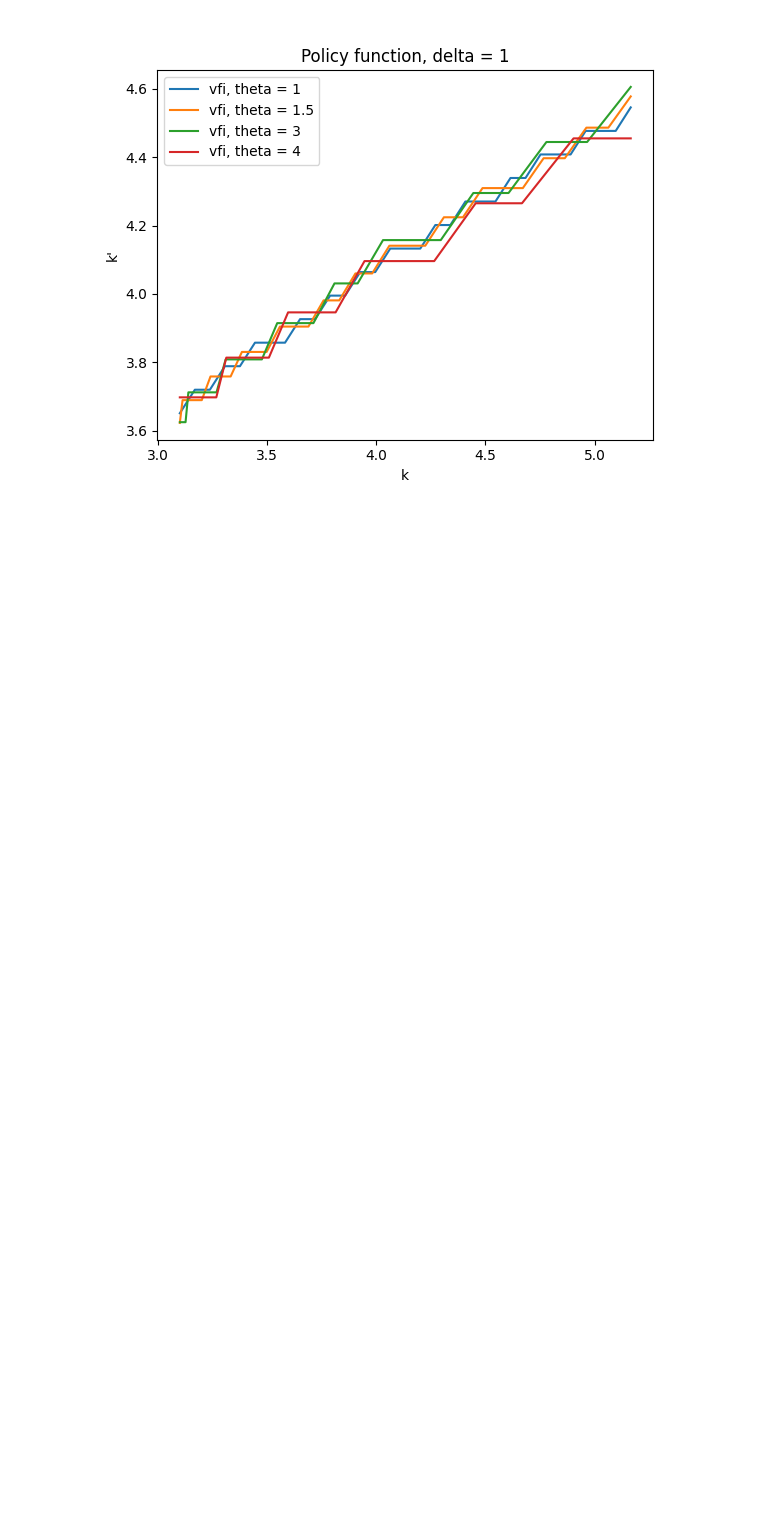
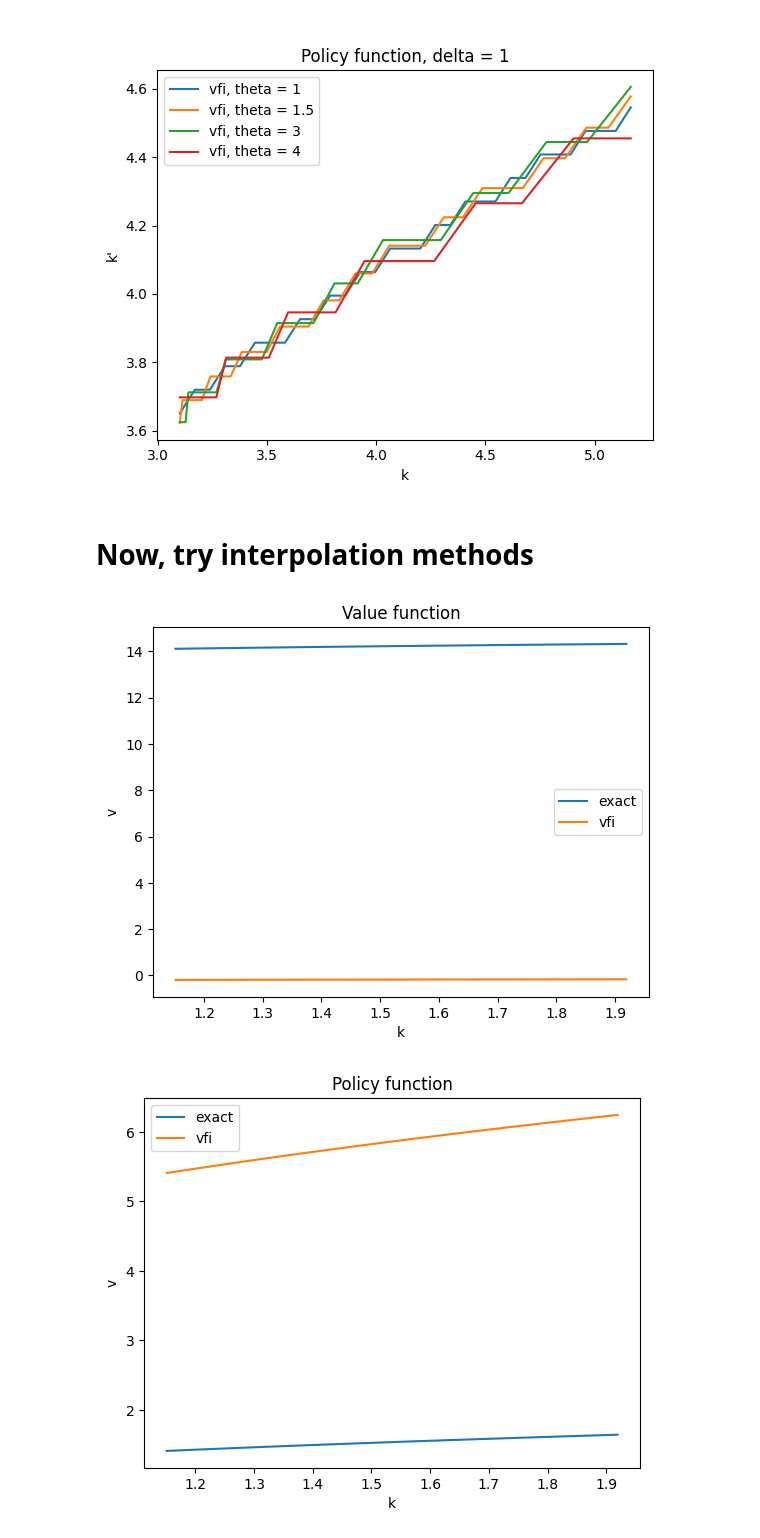
Before and after one commit to sgcbayli024/ECON8185_Homework, a Jupyter notebook: HW3_Bayliss.ipynb, the cells around one changed output. Drawn from its saved outputs; the diff is of its cells as text; code cells hidden in the pictures; blank space fills up the shorter version.

Commit message:
attempting to interpolate

```diff
--- a/HW3_Bayliss.ipynb
+++ b/HW3_Bayliss.ipynb
@@ -195,3 +209,5 @@ Iteration 80, Max Error: 2.193711756670602e-05
 Execution time: 1.3669660091400146 seconds
 [figure]
 [figure]
+# %% [markdown]
+# Now, try interpolation methods
@@ -197,0 +219,44 @@ Execution time: 1.3669660091400146 seconds
+# %%
+def val_it(v, k, toler, max_iter, beta, gamma, alpha, delta, A):
+    iter = 1
+    while iter < max_iter:
+        interpolation=interpolate.interp1d(k, v, kind = 'cubic', fill_value = 'extrapolate')
+        #v=v[:,None]
+        #print(v.shape)
+        v_new = u(find_consumption(A, alpha, delta, k, interpolation), gamma) + beta * v.T
+        #print(v_new.size)
+        if np.max((v_new - v)/(1 + np.abs(v))) < toler:
+            v=np.copy(v_new)
+            break
+        v = np.copy(v_new)
+        iter+=1
+    v=np.squeeze(v)
+    v = interpolate.interp1d(k, v, kind = 'cubic', fill_value = 'extrapolate')
+    optimal_consumption=find_consumption(A, alpha, delta, k, v)
+    a0 = (np.log(A) + (1 - alpha * beta) * np.log(1 - alpha * beta) \
+    + alpha * beta * np.log(alpha * beta)) / ((1 - beta) * (1 - alpha * beta))
+    a1 = alpha / (1 - alpha * beta)
+    plt.plot(k, a0 + a1 * np.log(k), label='exact')
+    plt.plot(k, v(k), label='vfi')
+    plt.xlabel('k')
+    plt.ylabel("v")
+    plt.title("Value function")
+    plt.legend()
+    plt.show()
+    plt.plot(k, A * alpha * beta * k ** alpha, label='exact')
+    plt.plot(k, optimal_consumption, label='vfi')
+    plt.xlabel('k')
+    plt.ylabel("v")
+    plt.title("Policy function")
+    plt.legend()
+    plt.show()
+    return v, optimal_consumption
+# %%
+k_grid_1, k_grid_2, k_grid_3, k_grid_4 = create_grids(n=31, alpha=0.3, beta=0.9, delta=1, A=5)
+k_grid_2 = np.squeeze(k_grid_2)
+v_init = np.zeros(shape=(31,1))
+v_init = np.squeeze(v_init)
+v_out, pol_out = val_it(v = v_init, k = k_grid_2, toler = 1e-5, max_iter = 100, beta = 0.9, gamma = 2, alpha = 0.3, delta = 1, A = 5)
+# %% [output]
+[figure, added]
+[figure, added]
```
Also changed, not shown: parts of 9 cells of this notebook.
